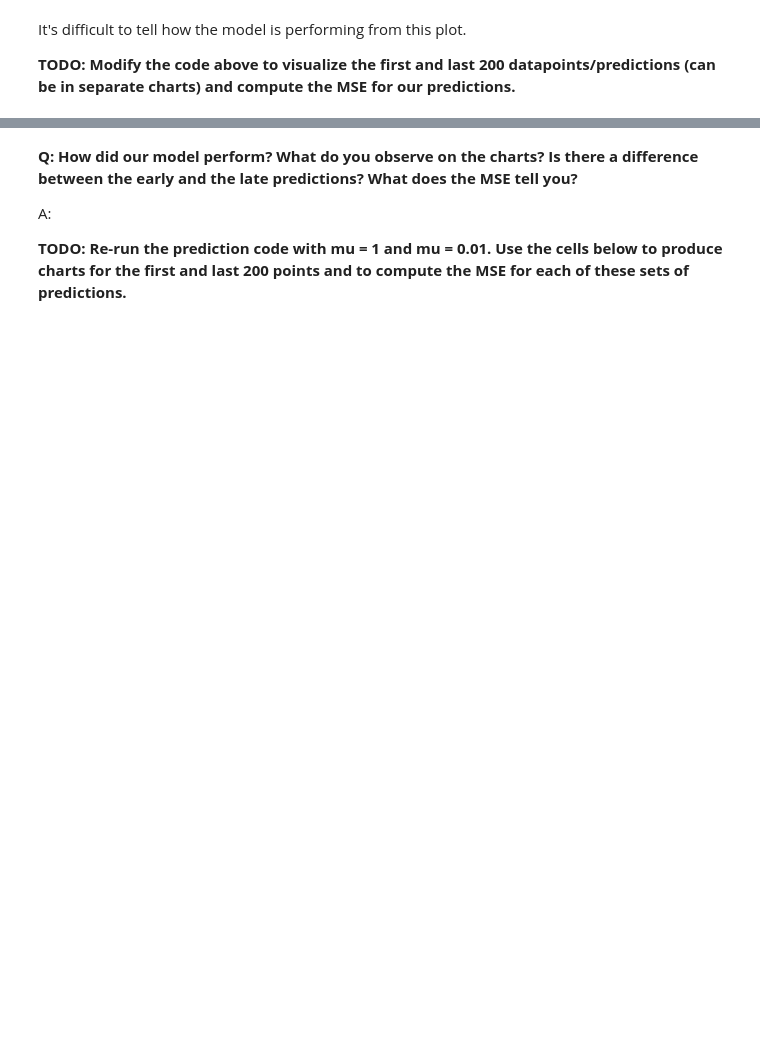
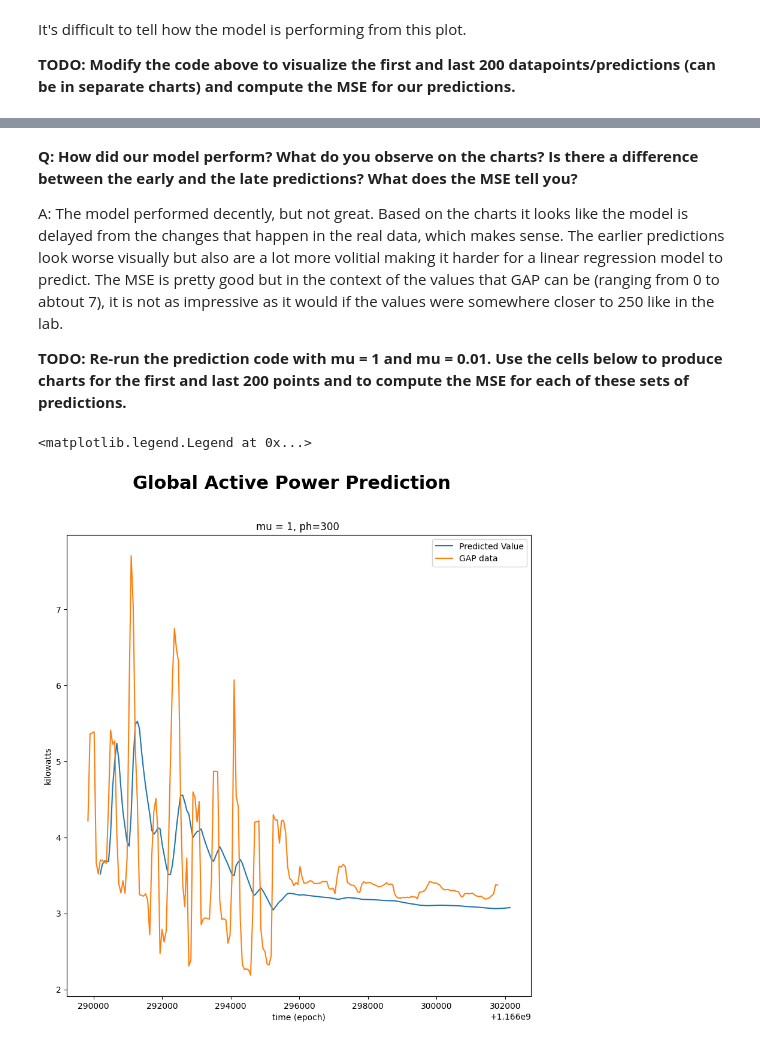
Before and after one commit to vdorn5/aai530-assignment3, a Jupyter notebook: Linear Regression for IoT.ipynb, the cells around one changed output, grey strips where cells are left out. Saved outputs shown, nothing was run; the diff lists cells and outputs as text; code cells hidden in the pictures; blank space fills up the shorter version.

```diff
--- a/Linear Regression for IoT.ipynb
+++ b/Linear Regression for IoT.ipynb
@@ -124,12 +162,24 @@ print("MSE is", mse(ys['Global_active_power'][ph_index:5000+ph_index-1],yp_pred)
 # %% [markdown]
 **Q: How did our model perform? What do you observe on the charts? Is there a difference between the early and the late predictions? What does the MSE tell you?**
 
-A:
+A: The model performed decently, but not great. Based on the charts it looks like the model is delayed from the changes that happen in the real data, which makes sense. The earlier predictions look worse visually but also are a lot more volitial making it harder for a linear regression model to predict. The MSE is pretty good but in the context of the values that GAP can be (ranging from 0 to abtout 7), it is not as impressive as it would if the values were somewhere closer to 250 like in the lab.
 
 **TODO: Re-run the prediction code with mu = 1 and mu = 0.01. Use the cells below to produce charts for the first and last 200 points and to compute the MSE for each of these sets of predictions.**
 # %%
 #Re-run prediction code for mu = 1
+mu = 1
 # %%
 #Plot first 200 data points/predictions for mu = 1
+fig, ax = plt.subplots(figsize=(10,10))
+fig.suptitle('Global Active Power Prediction', fontsize=22, fontweight='bold')
+ax.set_title('mu = %g, ph=%g ' %(mu, ph))
+ax.plot(tp_pred[0:200], yp_pred[0:200], label='Predicted Value')
+ax.plot(ts.iloc[0:200,0], ys.iloc[0:200,0], label='GAP data')
+ax.set_xlabel('time (epoch)')
+ax.set_ylabel('kilowatts')
+ax.legend()
+# %% [output]
+<matplotlib.legend.Legend at 0x...>
+[figure, added]
 # %%
 #Plot last 200 data points/predictions for mu = 1
```
Also changed, not shown: parts of 32 cells of this notebook.
